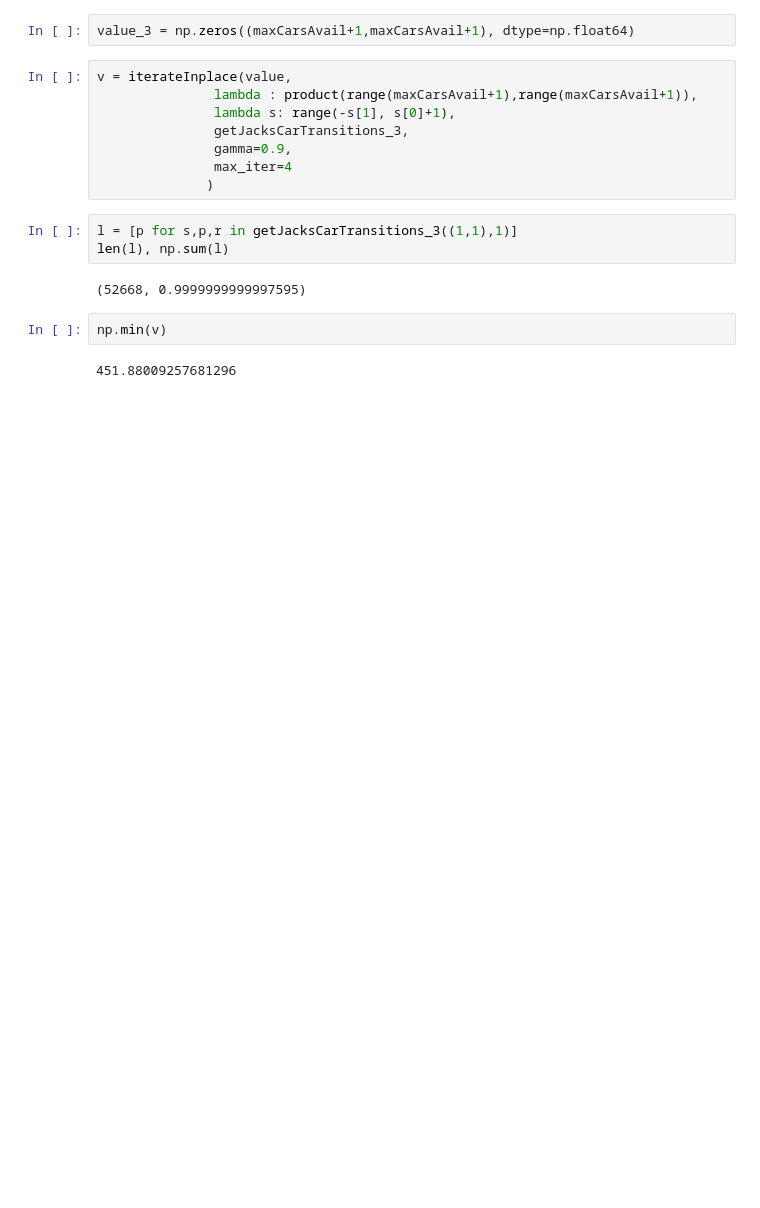
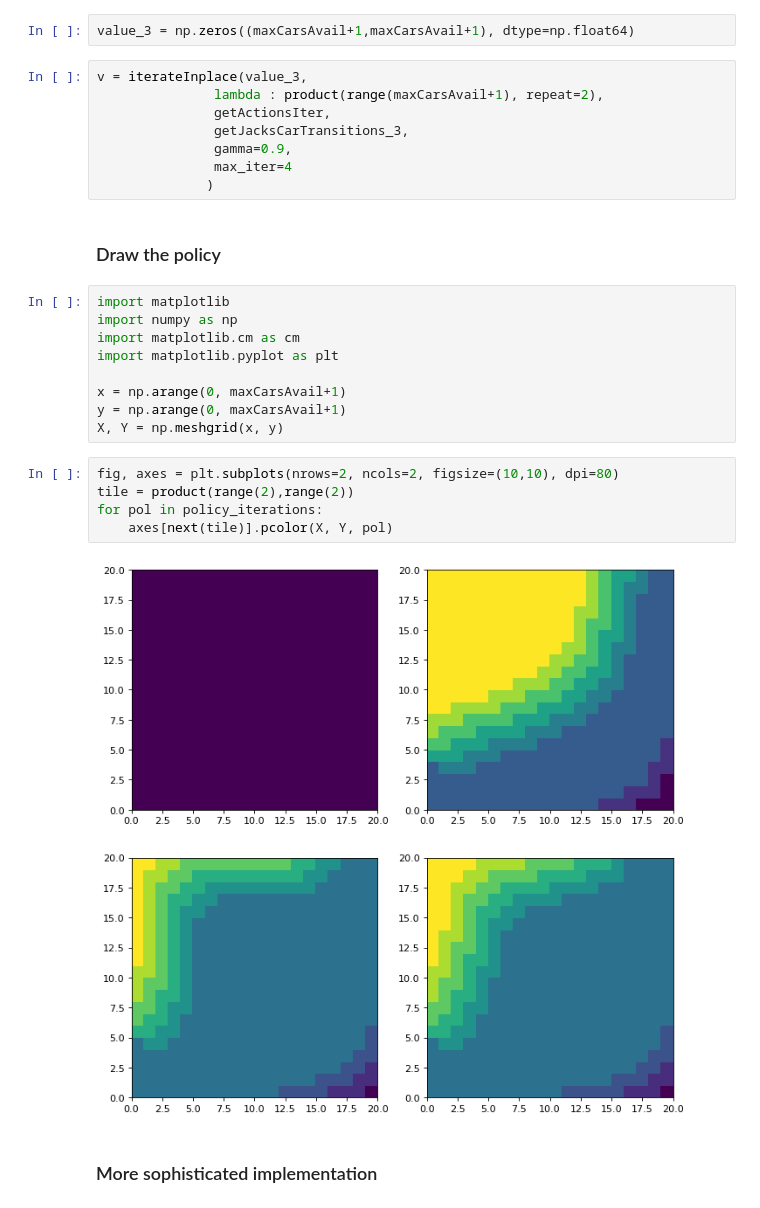
Before and after one commit to muarvyn/SuttonBartoRLBook.exercise, a Jupyter notebook: DP/JacksCar.ipynb, the cells around one changed output. Saved outputs shown, nothing was run; the diff lists cells and outputs as text; blank space fills up the shorter version.

```diff
--- a/DP/JacksCar.ipynb
+++ b/DP/JacksCar.ipynb
@@ -237,19 +389,30 @@ cache_3((1,1),0)
 # %%
 value_3 = np.zeros((maxCarsAvail+1,maxCarsAvail+1), dtype=np.float64)
 # %%
-v = iterateInplace(value,
-               lambda : product(range(maxCarsAvail+1),range(maxCarsAvail+1)),
-               lambda s: range(-s[1], s[0]+1),
+v = iterateInplace(value_3,
+               lambda : product(range(maxCarsAvail+1), repeat=2),
+               getActionsIter,
                getJacksCarTransitions_3,
                gamma=0.9,
                max_iter=4
               )
-# %%
-l = [p for s,p,r in getJacksCarTransitions_3((1,1),1)]
-len(l), np.sum(l)
-# %% [output]
-(52668, 0.9999999999997595)
-# %%
-np.min(v)
-# %% [output]
-451.88009257681296
+# %% [markdown]
+### Draw the policy
+# %%
+import matplotlib
+import numpy as np
+import matplotlib.cm as cm
+import matplotlib.pyplot as plt
+
+x = np.arange(0, maxCarsAvail+1)
+y = np.arange(0, maxCarsAvail+1)
+X, Y = np.meshgrid(x, y)
+# %%
+fig, axes = plt.subplots(nrows=2, ncols=2, figsize=(10,10), dpi=80)
+tile = product(range(2),range(2))
+for pol in policy_iterations:
+    axes[next(tile)].pcolor(X, Y, pol)
+# %% [output]
+[figure, added]
+# %% [markdown]
+### More sophisticated implementation
```
Also changed, not shown: parts of 26 cells of this notebook.
